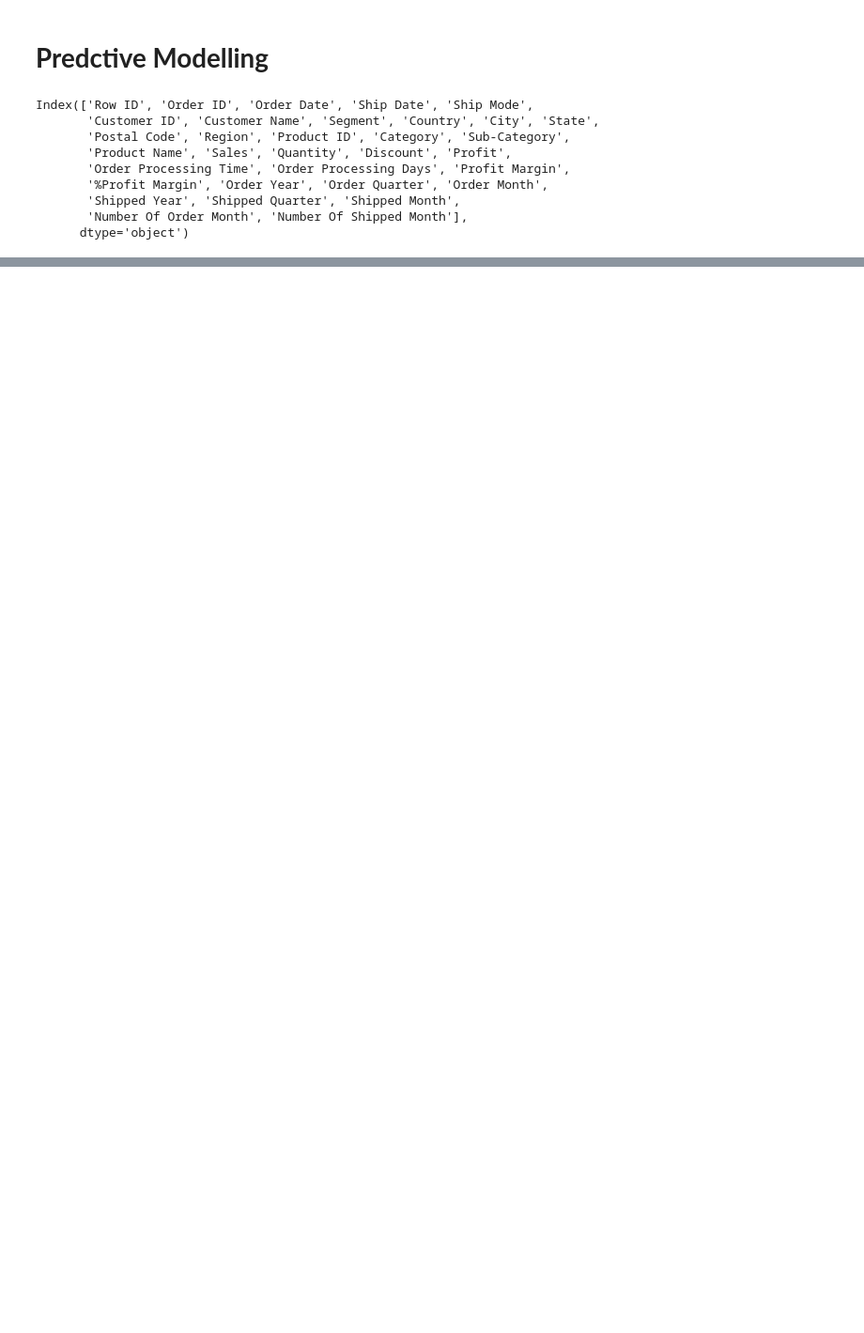
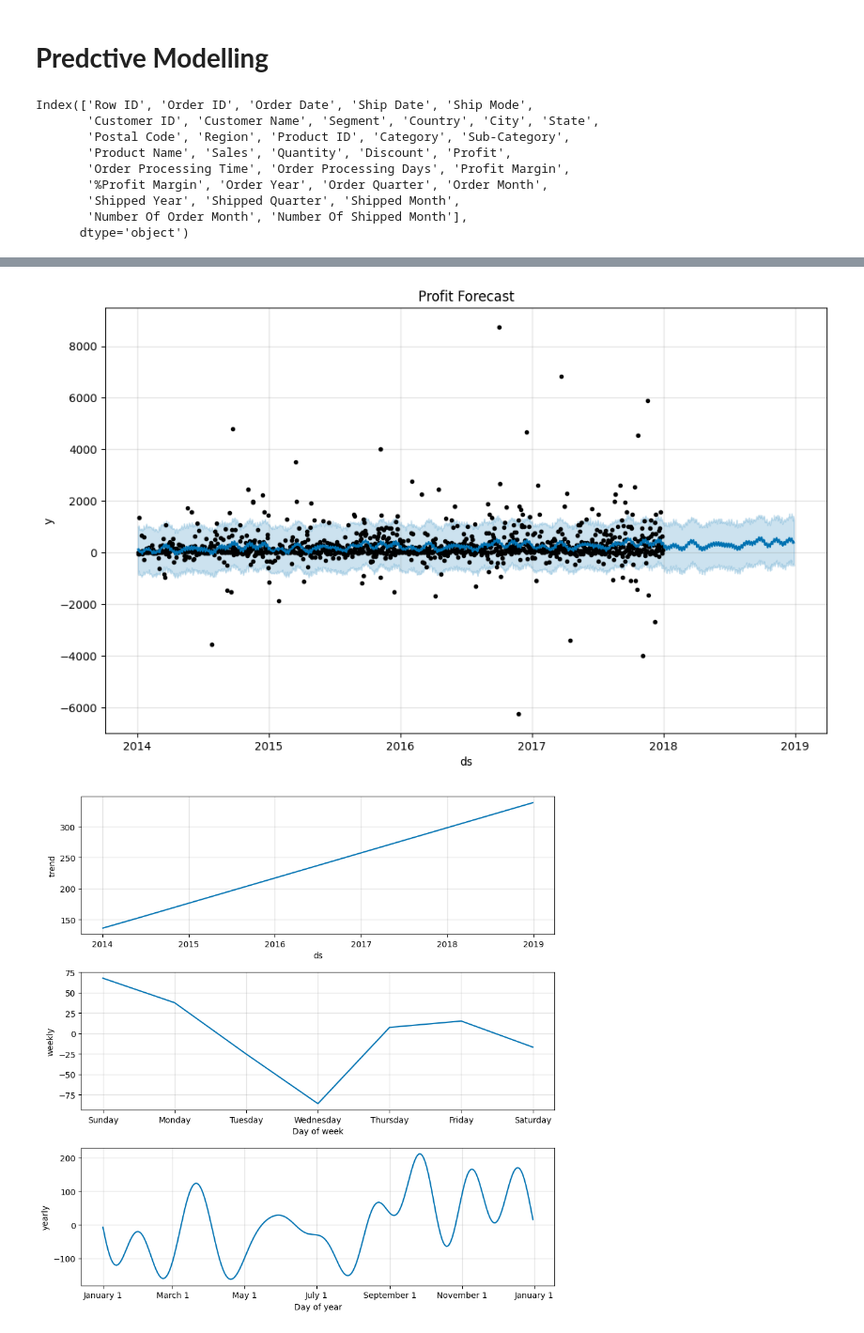
Before and after one commit to MarcelNazare/Superstore-Sales-Project, a Jupyter notebook: python/notebooks/predictive_models.ipynb, the cells around one changed output, grey strips where cells are left out. Shown at 94% size. Cells and saved outputs as stored; diff of their text form; code cells hidden in the pictures; blank space fills up the shorter version.

```diff
--- a/python/notebooks/predictive_models.ipynb
+++ b/python/notebooks/predictive_models.ipynb
@@ -35,0 +72,32 @@ quantity_data = quantity_data.rename(columns={"Order Date": "ds", "Quantity": "y
+# %%
+profit_data = df[['Profit','Order Date']].copy()
+# %%
+# aggregate profit by order date and get into Prophet format
+prophet_df = profit_data.copy()
+prophet_df['ds'] = pd.to_datetime(prophet_df['Order Date'])
+prophet_df = (
+    prophet_df
+    .groupby('ds', as_index=False)['Profit']
+    .sum()
+    .rename(columns={'Profit': 'y'})
+)
+
+# fit a Prophet model on the aggregated series
+profit_model = Prophet()
+profit_model.fit(prophet_df)
+
+# make a future frame and forecast
+future_profit = profit_model.make_future_dataframe(periods=364)   # e.g. 364‑day horizon
+profit_forecast = profit_model.predict(future_profit)
+
+# plot the forecast and its components
+profit_model.plot(profit_forecast)
+plt.title("Profit Forecast")
+plt.show()
+
+profit_model.plot_components(profit_forecast)
+plt.show()
+
+# review the last rows of the prediction
+print(profit_forecast[['ds', 'yhat', 'yhat_lower', 'yhat_upper']].tail())
+# %% [output]
@@ -35,0 +106,2 @@ quantity_data = quantity_data.rename(columns={"Order Date": "ds", "Quantity": "y
+[figure, added]
+[figure, added]
```
Also changed, not shown: parts of 10 cells of this notebook, 2 other files.
